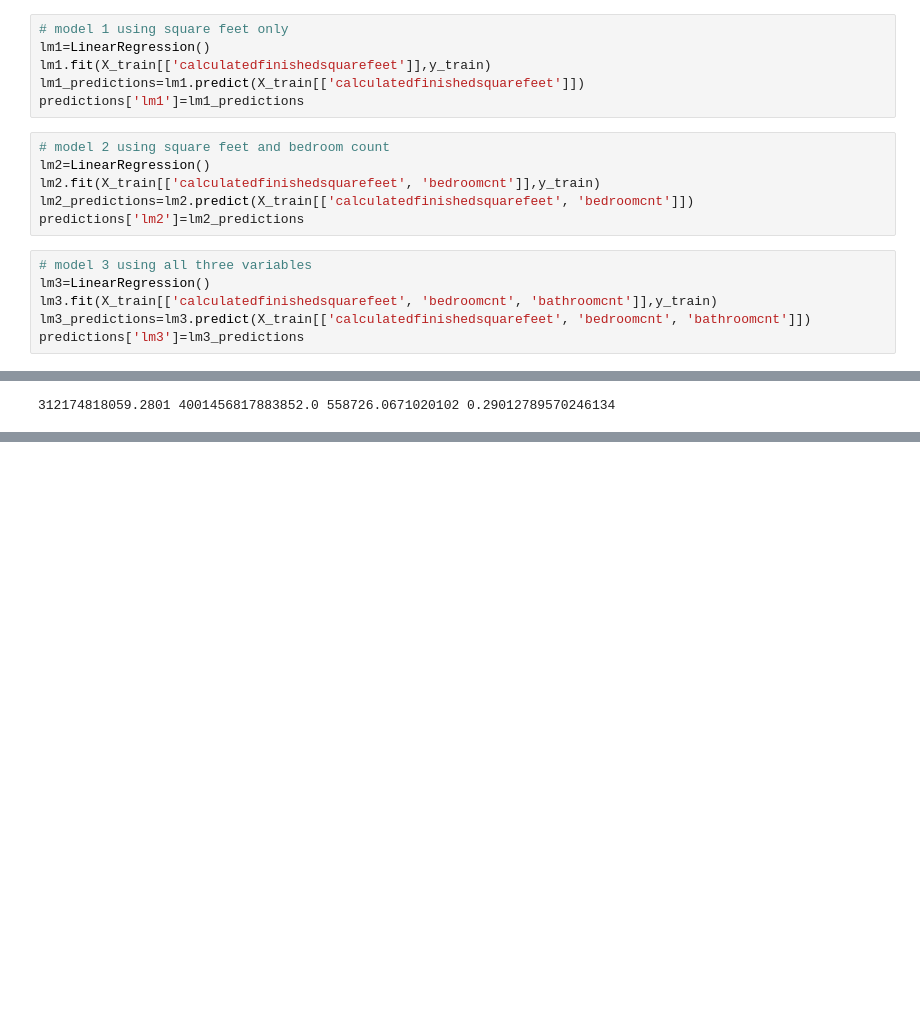
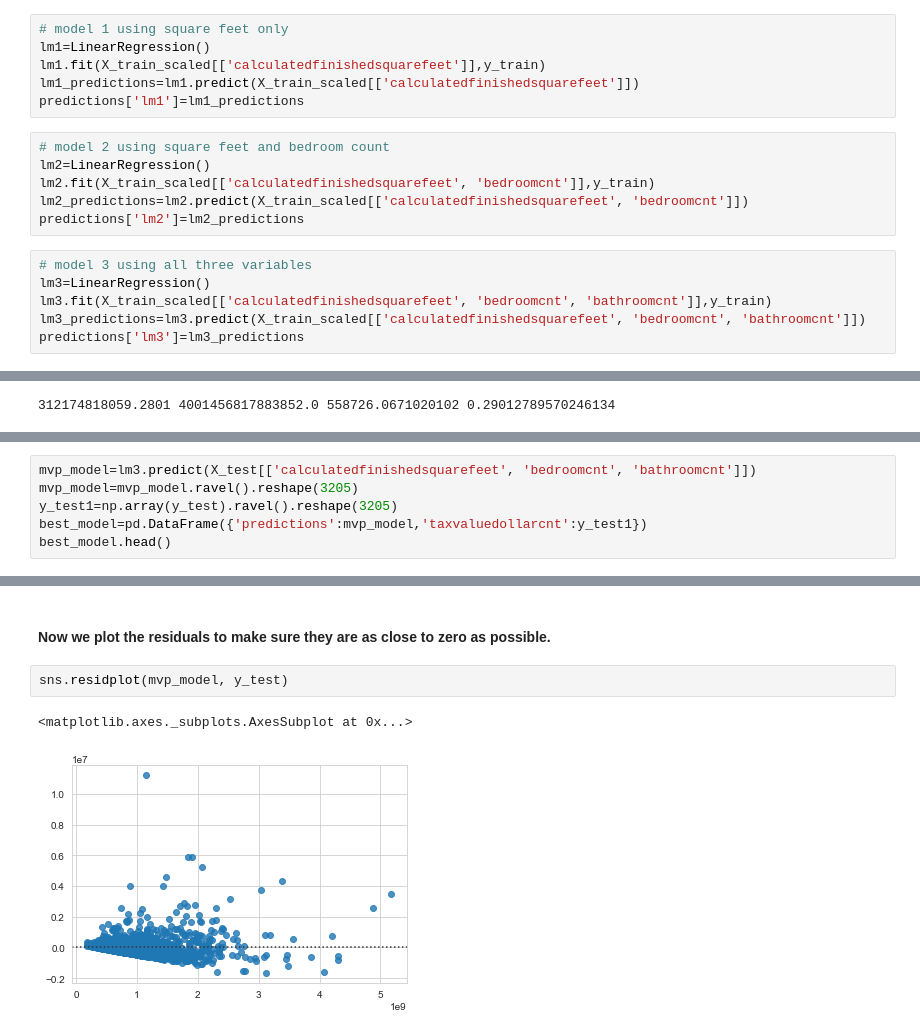
Before and after one commit to davidtenorio1/zillow_project, a Jupyter notebook: walk_through.ipynb, the cells around one changed output, grey strips where cells are left out. Saved outputs shown, nothing was run; the diff lists cells and outputs as text; blank space fills up the shorter version.

Commit message:
visuals added

```diff
--- a/walk_through.ipynb
+++ b/walk_through.ipynb
@@ -257,20 +261,20 @@ predictions=pd.DataFrame({'actual':y_train.taxvaluedollarcnt}).reset_index(drop=
 # %%
 # model 1 using square feet only
 lm1=LinearRegression()
-lm1.fit(X_train[['calculatedfinishedsquarefeet']],y_train)
-lm1_predictions=lm1.predict(X_train[['calculatedfinishedsquarefeet']])
+lm1.fit(X_train_scaled[['calculatedfinishedsquarefeet']],y_train)
+lm1_predictions=lm1.predict(X_train_scaled[['calculatedfinishedsquarefeet']])
 predictions['lm1']=lm1_predictions
 # %%
 # model 2 using square feet and bedroom count
 lm2=LinearRegression()
-lm2.fit(X_train[['calculatedfinishedsquarefeet', 'bedroomcnt']],y_train)
-lm2_predictions=lm2.predict(X_train[['calculatedfinishedsquarefeet', 'bedroomcnt']])
+lm2.fit(X_train_scaled[['calculatedfinishedsquarefeet', 'bedroomcnt']],y_train)
+lm2_predictions=lm2.predict(X_train_scaled[['calculatedfinishedsquarefeet', 'bedroomcnt']])
 predictions['lm2']=lm2_predictions
 # %%
 # model 3 using all three variables
 lm3=LinearRegression()
-lm3.fit(X_train[['calculatedfinishedsquarefeet', 'bedroomcnt', 'bathroomcnt']],y_train)
-lm3_predictions=lm3.predict(X_train[['calculatedfinishedsquarefeet', 'bedroomcnt', 'bathroomcnt']])
+lm3.fit(X_train_scaled[['calculatedfinishedsquarefeet', 'bedroomcnt', 'bathroomcnt']],y_train)
+lm3_predictions=lm3.predict(X_train_scaled[['calculatedfinishedsquarefeet', 'bedroomcnt', 'bathroomcnt']])
 predictions['lm3']=lm3_predictions
 # %%
 # model 4 using square feet and bathroom count
@@ -369,0 +386,6 @@ print(MSE_7,SSE_7,RMSE_7,r2_7)
+# %%
+mvp_model=lm3.predict(X_test[['calculatedfinishedsquarefeet', 'bedroomcnt', 'bathroomcnt']])
+mvp_model=mvp_model.ravel().reshape(3205)
+y_test1=np.array(y_test).ravel().reshape(3205)
+best_model=pd.DataFrame({'predictions':mvp_model,'taxvaluedollarcnt':y_test1})
+best_model.head()
@@ -369,0 +399,7 @@ print(MSE_7,SSE_7,RMSE_7,r2_7)
+# %% [markdown]
+#### Now we plot the residuals to make sure they are as close to zero as possible.
+# %%
+sns.residplot(mvp_model, y_test)
+# %% [output]
+<matplotlib.axes._subplots.AxesSubplot at 0x...>
+[figure, added]
```
Also changed, not shown: parts of 16 cells of this notebook, 1 other file.
